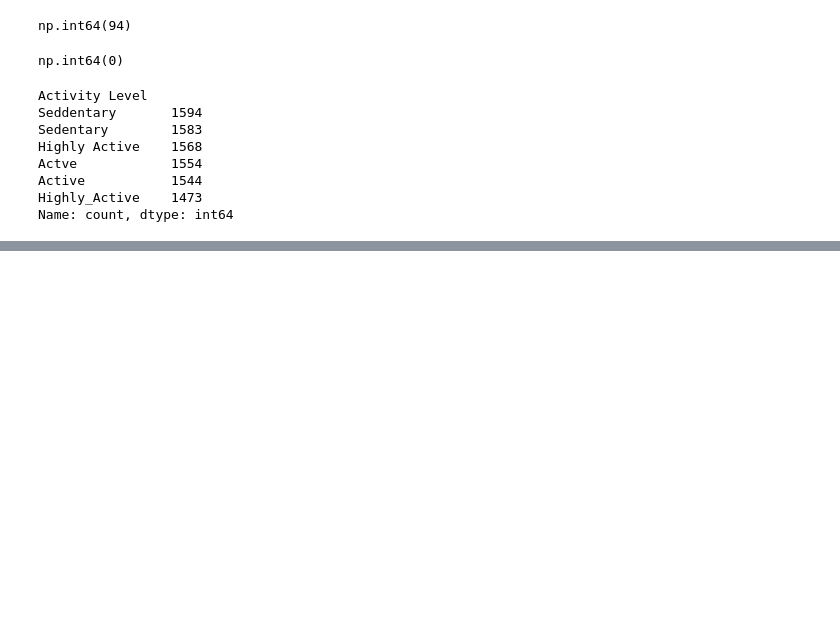
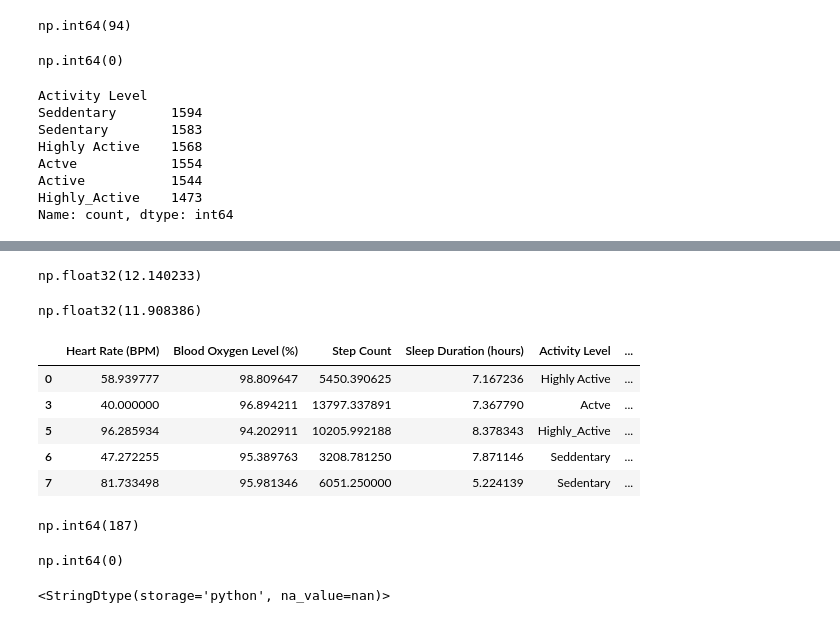
Before and after one commit to AbhishekKumarVerma2356/ML_Data_Assessment_-_Data_Cleaning, a Jupyter notebook: data_cleaning.ipynb, the cells around one changed output, grey strips where cells are left out. Drawn from its saved outputs; the diff is of its cells as text; code cells hidden in the pictures; blank space fills up the shorter version.

```diff
--- a/data_cleaning.ipynb
+++ b/data_cleaning.ipynb
@@ -277,0 +280,2 @@ df['Activity Level'].isnull().sum()
+# %%
+df=df[df['Sleep Duration (hours)']!='ERROR']
@@ -277,0 +298,6 @@ df['Activity Level'].isnull().sum()
+# %%
+df['Sleep Duration (hours)']=df['Sleep Duration (hours)'].astype('float32')
+# %%
+df['Sleep Duration (hours)'].max()
+# %% [output]
+np.float32(12.140233)
@@ -277,0 +306,19 @@ df['Activity Level'].isnull().sum()
+# %%
+df=df[df['Sleep Duration (hours)']<12.0]
+# %%
+df['Sleep Duration (hours)'].max()
+# %% [output]
+np.float32(11.908386)
+# %%
+df.head()
+# %% [output]
+|  | Heart Rate (BPM) | Blood Oxygen Level (%) | Step Count | Sleep Duration (hours) | Activity Level | ... |
+| 0 | 58.939777 | 98.809647 | 5450.390625 | 7.167236 | Highly Active | ... |
+| 3 | 40.000000 | 96.894211 | 13797.337891 | 7.367790 | Actve | ... |
+| 5 | 96.285934 | 94.202911 | 10205.992188 | 8.378343 | Highly_Active | ... |
+| 6 | 47.272255 | 95.389763 | 3208.781250 | 7.871146 | Seddentary | ... |
+| 7 | 81.733498 | 95.981346 | 6051.250000 | 5.224139 | Sedentary | ... |
+# %%
+df['Activity Level'].isnull().sum()
+# %% [output]
+np.int64(187)
@@ -277,0 +327,8 @@ df['Activity Level'].isnull().sum()
+# %%
+df['Activity Level'].isnull().sum()
+# %% [output]
+np.int64(0)
+# %%
+df['Stress Level'].dtype
+# %% [output]
+<StringDtype(storage='python', na_value=nan)>
```
Also changed, not shown: parts of 12 cells of this notebook.
